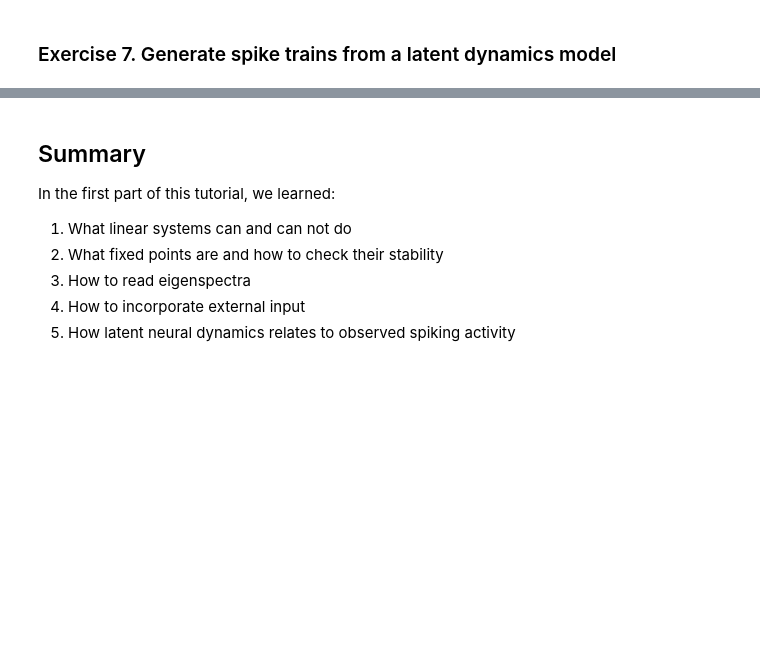
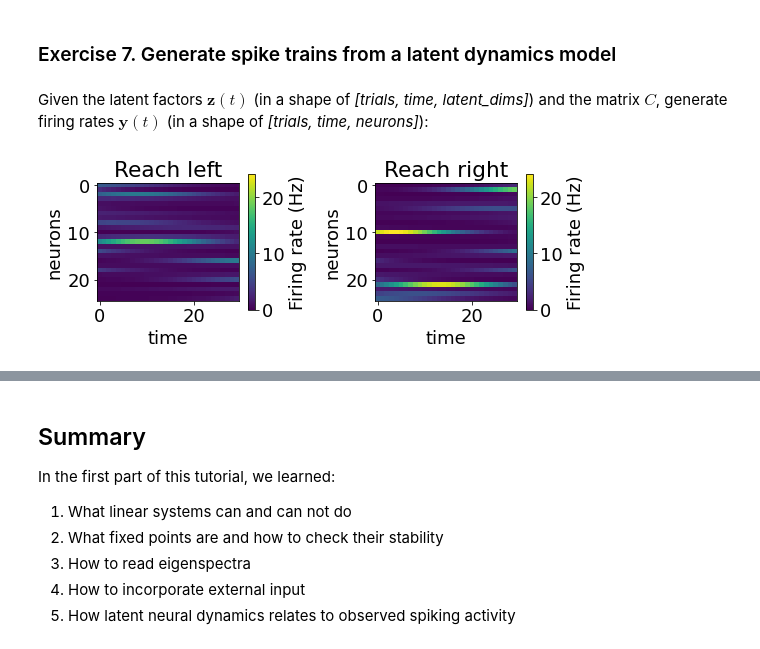
Before and after one commit to NinelK/IMBIZO2024_tutorial, a Jupyter notebook: DS_Tutorial_SOLUTIONS.ipynb, the cells around one changed output, grey strips where cells are left out. Drawn from its saved outputs; the diff is of its cells as text; code cells hidden in the pictures; blank space fills up the shorter version.

```diff
--- a/DS_Tutorial_SOLUTIONS.ipynb
+++ b/DS_Tutorial_SOLUTIONS.ipynb
@@ -588,2 +631,24 @@ TODO: insert image
 # %% [markdown]
 ### Exercise 7. Generate spike trains from a latent dynamics model
+# %%
+N = 25 # number of neurons
+np.random.seed(0)
+C = np.random.randn(N,2)*0.8 # neurons x latent_dims
+# %% [markdown]
+Given the latent factors $\mathbf{z}(t)$ (in a shape of *[trials, time, latent_dims]*) and the matrix $C$, generate firing rates $\mathbf{y}(t)$ (in a shape of *[trials, time, neurons]*):
+# %%
+y = np.exp(z @ C.T) # 2remove (TA note: discuss matrix dimensions in multiplication)
+
+fig, ax = plt.subplots(1,2,figsize=(8,3))
+fr_max = y.max()
+im = ax[0].imshow(y[0].T,vmin=0,vmax=fr_max)
+ax[1].imshow(y[n].T,vmin=0,vmax=fr_max)
+ax[0].set_title('Reach left')
+ax[1].set_title('Reach right')
+for a in ax:
+    a.set_ylabel('neurons')
+    a.set_xlabel('time')
+    plt.colorbar(im, ax=a, label='Firing rate (Hz)')
+plt.tight_layout()
+# %% [output]
+[figure, added]
```
Also changed, not shown: parts of 22 cells of this notebook, 1 other file.
